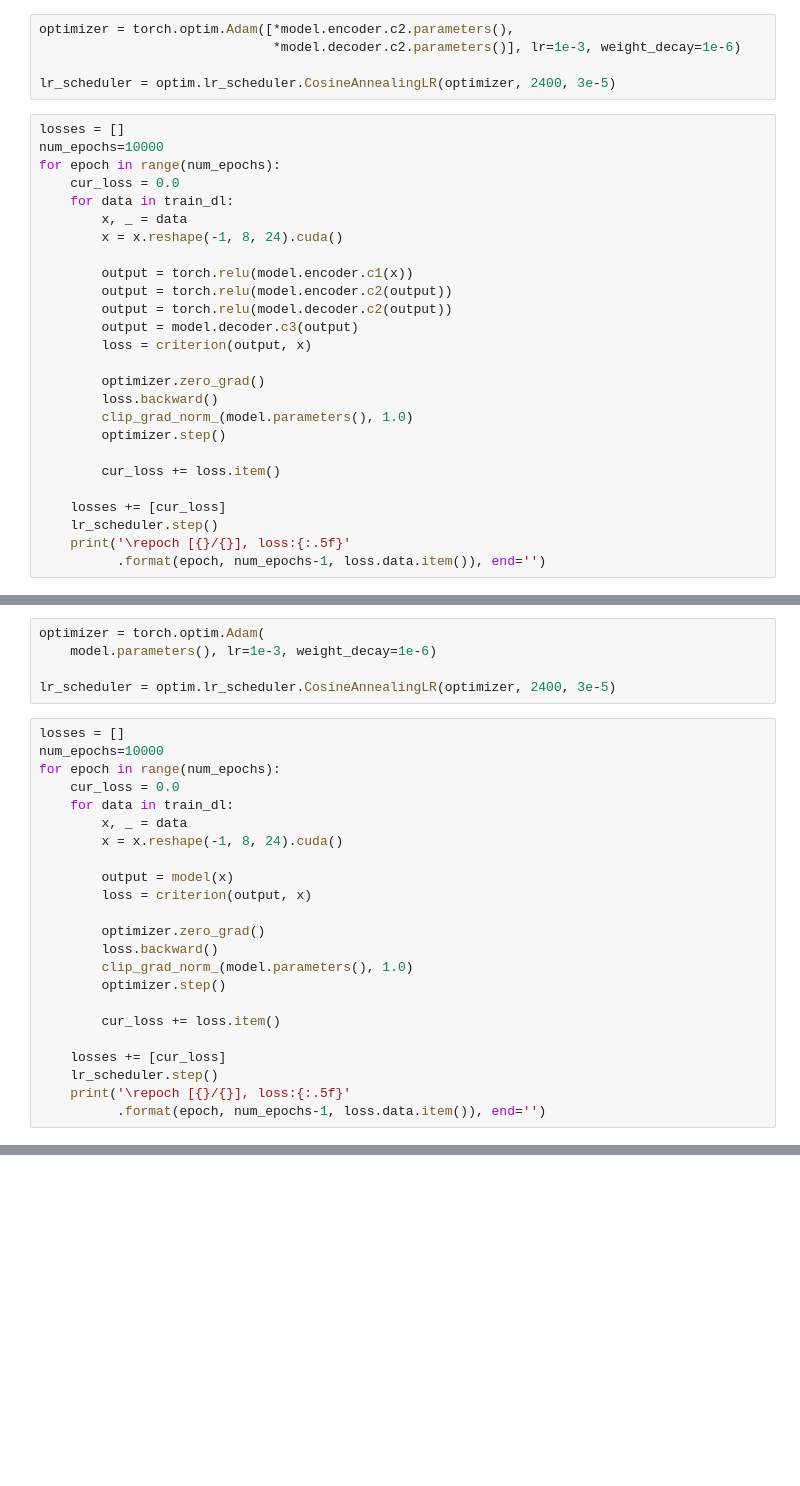
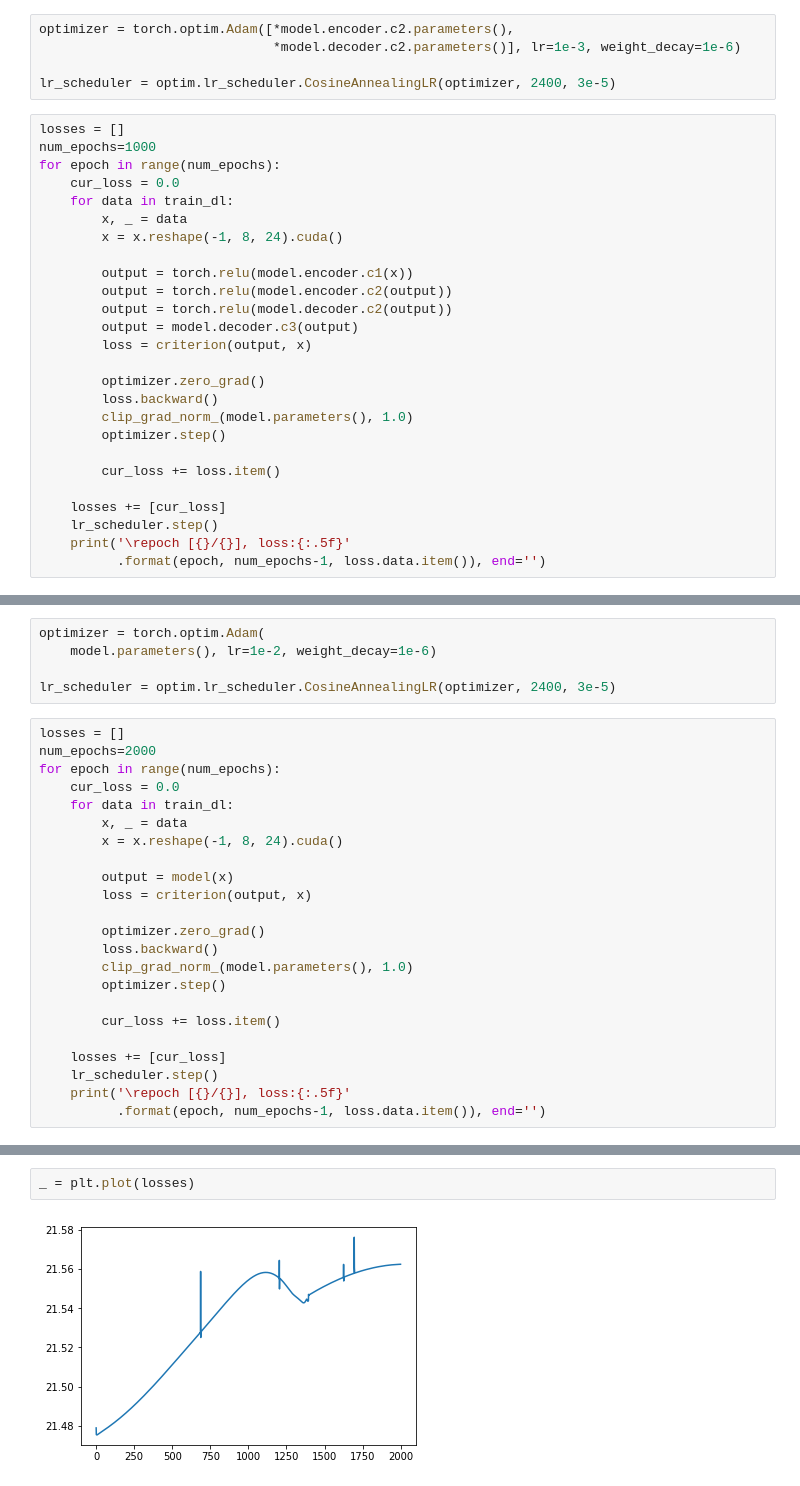
Before and after one commit to Jhdemendoza/stock-exchange-pytorch, a Jupyter notebook: examples/build_models.ipynb, the cells around one changed output, grey strips where cells are left out. Cells and saved outputs as stored; diff of their text form; blank space fills up the shorter version.

```diff
--- a/examples/build_models.ipynb
+++ b/examples/build_models.ipynb
@@ -359,7 +361,7 @@ optimizer = torch.optim.Adam([*model.encoder.c2.parameters(),
 lr_scheduler = optim.lr_scheduler.CosineAnnealingLR(optimizer, 2400, 3e-5)
 # %%
 losses = []
-num_epochs=10000
+num_epochs=1000
 for epoch in range(num_epochs):
     cur_loss = 0.0
     for data in train_dl:
@@ -388,11 +394,11 @@ _ = plt.plot(losses)
 # %%
 optimizer = torch.optim.Adam(
-    model.parameters(), lr=1e-3, weight_decay=1e-6)
+    model.parameters(), lr=1e-2, weight_decay=1e-6)
 
 lr_scheduler = optim.lr_scheduler.CosineAnnealingLR(optimizer, 2400, 3e-5)
 # %%
 losses = []
-num_epochs=10000
+num_epochs=2000
 for epoch in range(num_epochs):
     cur_loss = 0.0
     for data in train_dl:
@@ -417,0 +428,4 @@ _ = plt.plot(losses)
+# %%
+_ = plt.plot(losses)
+# %% [output]
+[figure, added]
```
Also changed, not shown: parts of 6 cells of this notebook, 1 other file.
